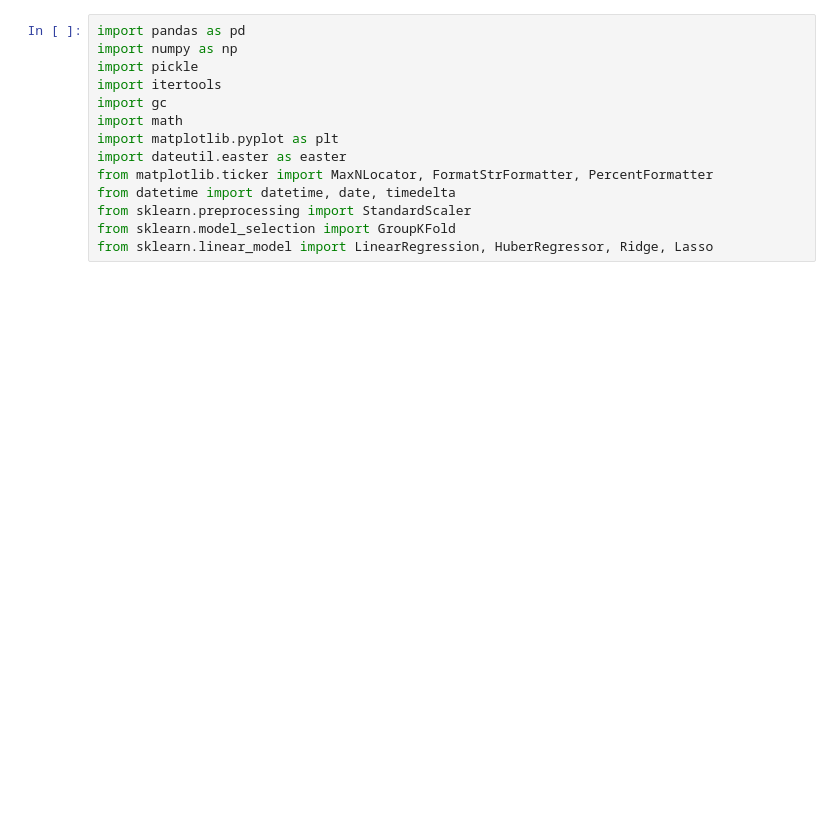
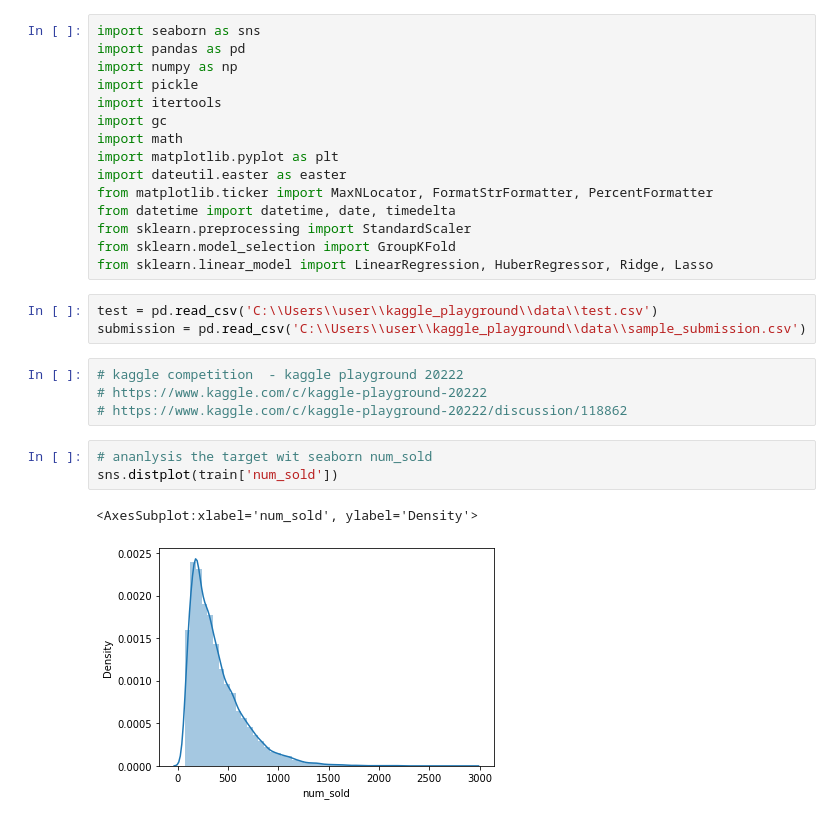
Before and after one commit to abisheksrivastav/kaggle_playground, a Jupyter notebook: playground2.ipynb, the cells around one changed output. Cells and saved outputs as stored; diff of their text form; blank space fills up the shorter version.

```diff
--- a/playground2.ipynb
+++ b/playground2.ipynb
@@ -1,4 +1,5 @@
 # %%
+import seaborn as sns
 import pandas as pd
 import numpy as np
 import pickle
@@ -12,3 +13,16 @@ from datetime import datetime, date, timedelta
 from sklearn.preprocessing import StandardScaler
 from sklearn.model_selection import GroupKFold
 from sklearn.linear_model import LinearRegression, HuberRegressor, Ridge, Lasso
+# %%
+test = pd.read_csv('C:\\Users\\user\\kaggle_playground\\data\\test.csv')
+submission = pd.read_csv('C:\\Users\\user\\kaggle_playground\\data\\sample_submission.csv')
+# %%
+# kaggle competition  - kaggle playground 20222
+# https://www.kaggle.com/c/kaggle-playground-20222
+# https://www.kaggle.com/c/kaggle-playground-20222/discussion/118862
+# %%
+# ananlysis the target wit seaborn num_sold
+sns.distplot(train['num_sold'])
+# %% [output]
+<AxesSubplot:xlabel='num_sold', ylabel='Density'>
+[figure, added]
```
Also changed, not shown: parts of 13 cells of this notebook, 11 other files.
